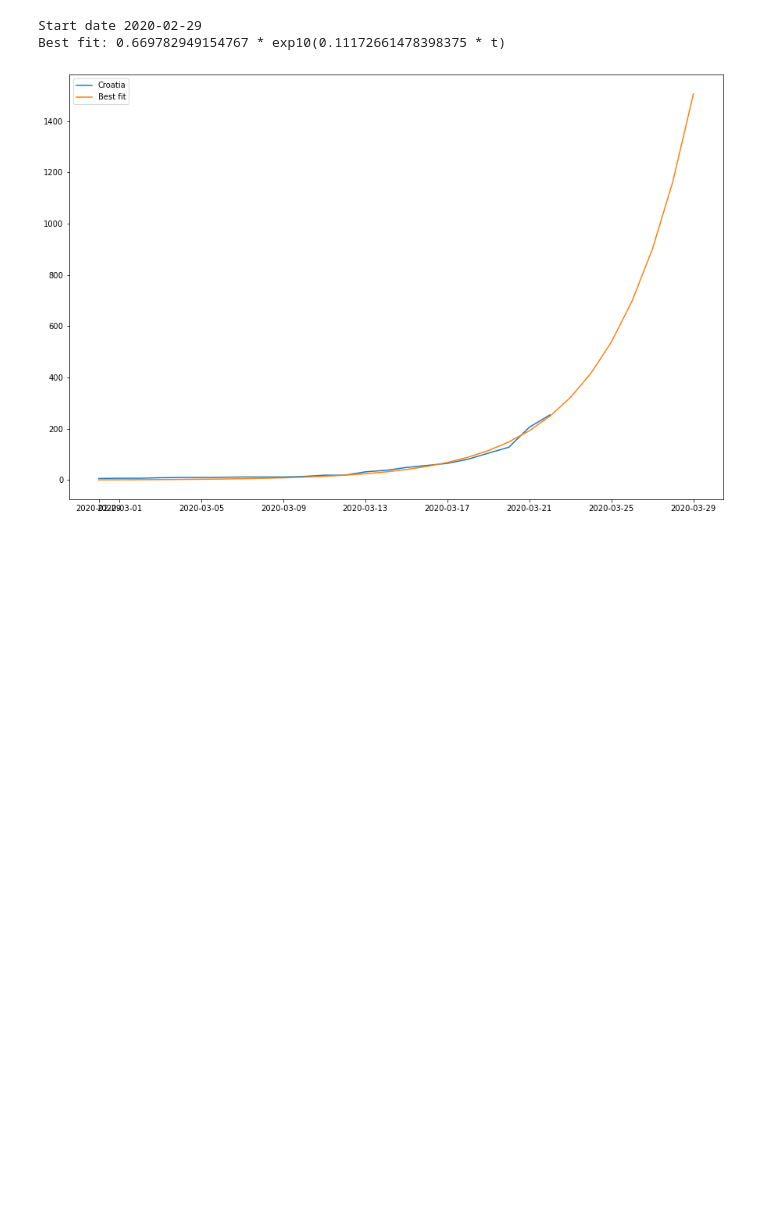
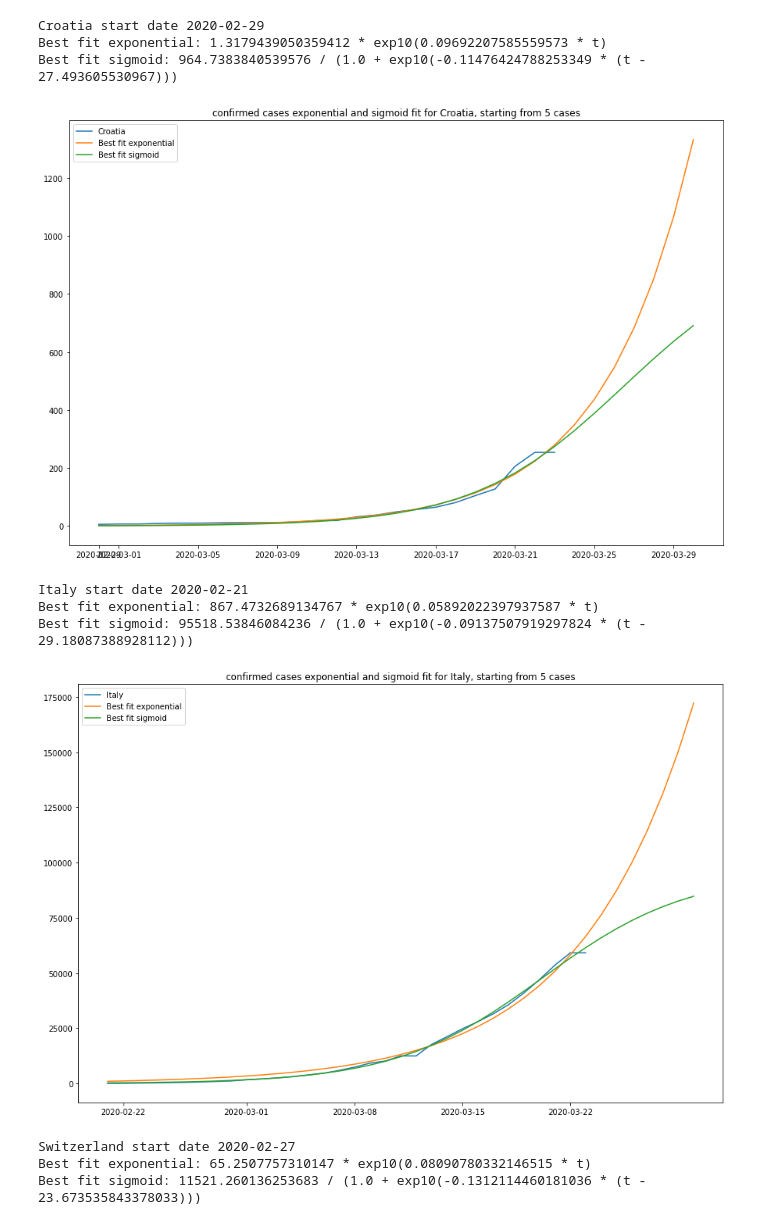
Before and after one commit to ibudiselic/covid, a Jupyter notebook: analyze.ipynb, the cells around one changed output. Cells and saved outputs as stored; diff of their text form; code cells hidden in the pictures; blank space fills up the shorter version.

Commit message:
Add sigmoid fit, and update data + fix artifacts.

```diff
--- a/analyze.ipynb
+++ b/analyze.ipynb
@@ -124,12 +124,12 @@ def log(lst):
 
 db = DB()
 
-to_plot = ['Croatia', 'Switzerland', 'US', 'Italy', 'Spain', 'Germany', 'France']
+countries_to_plot = ['Croatia', 'Italy', 'Switzerland', 'US', 'United Kingdom', 'Slovenia']
 fig, axes = plt.subplots(3, 1, figsize=(15, 20))
 
 for i, series in enumerate(['confirmed', 'recovered', 'dead']):
     ax = axes[i];
-    for cname in to_plot:
+    for cname in countries_to_plot:
         ax.plot(db.dates, log(db.country(cname).dispatch(series)), label=cname)
     ax.set_ylabel('# {} permille (log)'.format(series))
     ax.set_xlabel('Date')
@@ -141,30 +141,52 @@ plt.show()
 # %%
 import numpy as np
 
 from scipy.optimize import curve_fit
 from scipy.special import exp10
 
 def get_start_and_align(country_name, series, start_val, perm):
     data = db.country(country_name).dispatch(series, perm=perm)
     for i, (t, val) in enumerate(zip(db.dates, data)):
         if val > start_val:
             return db.dates[i:], data[i:]
 
-dates, cro_confirmed = get_start_and_align('Croatia', 'confirmed', 5, perm=False)
-print('Start date', dates[0])
-(a, b), _ = curve_fit(lambda t, a, b: a * exp10(b*t), np.arange(1, len(cro_confirmed) + 1), cro_confirmed, p0=(1, 0.3))
-print('Best fit: {} * exp10({} * t)'.format(a, b))
+def exponential(t, a, b):
+    return a * exp10(b * t)
+
+def sigmoid(t, a, b, c):
+    return a / (1.0 + exp10(-b * (t - c)))
 
 DAYS_EXTEND = 7
 
-ts_extended = np.arange(1, len(cro_confirmed) + 1 + DAYS_EXTEND)
-dates_extended = dates[::] + [dates[-1] + datetime.timedelta(days=d) for d in range(1, DAYS_EXTEND + 1)]
-fig, ax = plt.subplots(figsize=(15, 10))
-ax.plot(dates, cro_confirmed, label='Croatia')
-ax.plot(dates_extended, a * exp10(b * ts_extended), label='Best fit')
-ax.legend()
-plt.show()
+def country_exp_vs_sigmoid(country, series):
+    dates, data = get_start_and_align(country, series, 5, perm=False)
+    print('{} start date {}'.format(country, dates[0]))
+    (aexp, bexp), _ = curve_fit(exponential, np.arange(1, len(data) + 1), data, p0=(1, 0.3))
+    print('Best fit exponential: {} * exp10({} * t)'.format(aexp, bexp))
+    (asig, bsig, csig), _ = curve_fit(sigmoid, np.arange(1, len(data) + 1), data, p0=(data[-1], 0.2, 21))
+    print('Best fit sigmoid: {} / (1.0 + exp10(-{} * (t - {})))'.format(asig, bsig, csig))
+
+    ts_extended = np.arange(1, len(data) + 1 + DAYS_EXTEND)
+    dates_extended = dates[::] + [dates[-1] + datetime.timedelta(days=d) for d in range(1, DAYS_EXTEND + 1)]
+    fig, ax = plt.subplots(figsize=(15, 10))
+    ax.plot(dates, data, label=country)
+    ax.plot(dates_extended, exponential(ts_extended, aexp, bexp), label='Best fit exponential')
+    ax.plot(dates_extended, sigmoid(ts_extended, asig, bsig, csig), label='Best fit sigmoid')
+    ax.set_title('{} cases exponential and sigmoid fit for {}, starting from 5 cases'.format(series, country))
+    ax.legend()
+    plt.show()
+
+for country in countries_to_plot:
+    country_exp_vs_sigmoid(country, 'confirmed')
 # %% [output]
-Start date 2020-02-29
-Best fit: 0.669782949154767 * exp10(0.11172661478398375 * t)
+Croatia start date 2020-02-29
+Best fit exponential: 1.3179439050359412 * exp10(0.09692207585559573 * t)
+Best fit sigmoid: 964.7383840539576 / (1.0 + exp10(-0.11476424788253349 * (t - 27.493605530967)))
-[figure, old version]
+[figure, new version]
+Italy start date 2020-02-21
+Best fit exponential: 867.4732689134767 * exp10(0.05892022397937587 * t)
+Best fit sigmoid: 95518.53846084236 / (1.0 + exp10(-0.09137507919297824 * (t - 29.18087388928112)))
+[figure, added]
+Switzerland start date 2020-02-27
+Best fit exponential: 65.2507757310147 * exp10(0.08090780332146515 * t)
+Best fit sigmoid: 11521.260136253683 / (1.0 + exp10(-0.1312114460181036 * (t - 23.673535843378033)))
```
Also changed, not shown: parts of 5 cells of this notebook, 3 other files.
